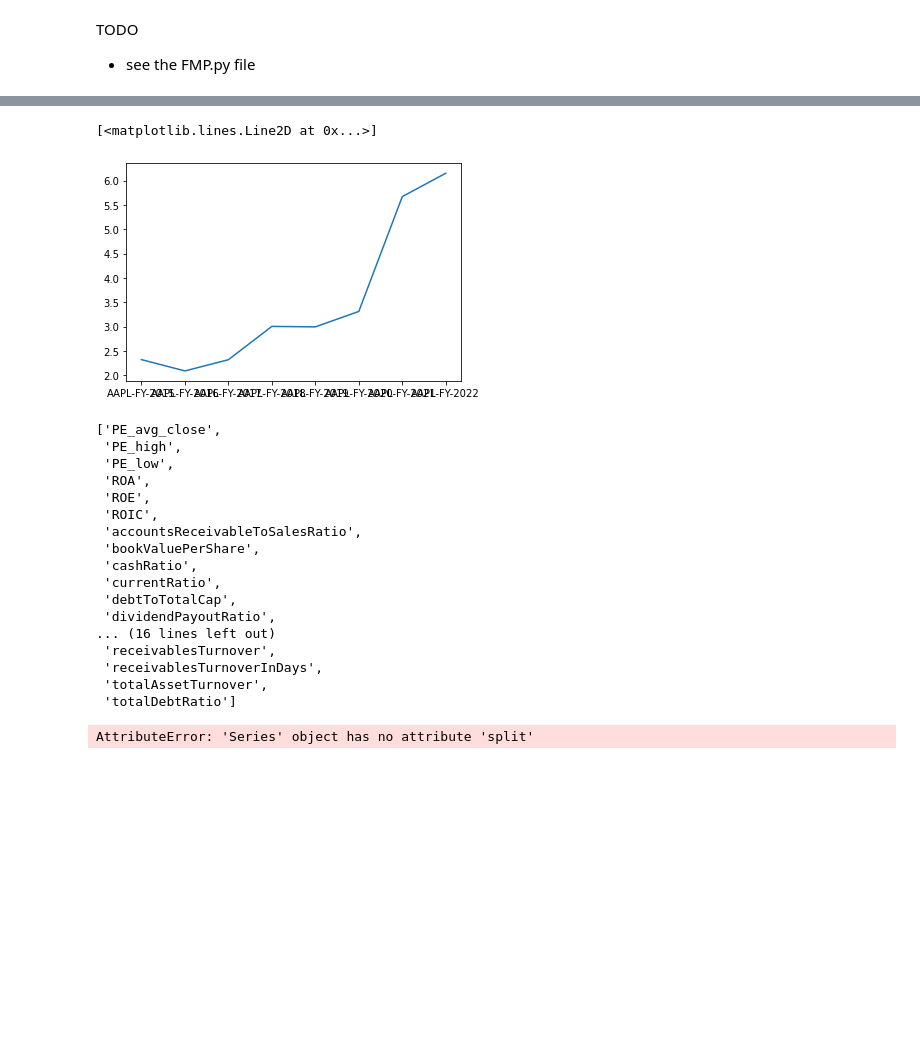
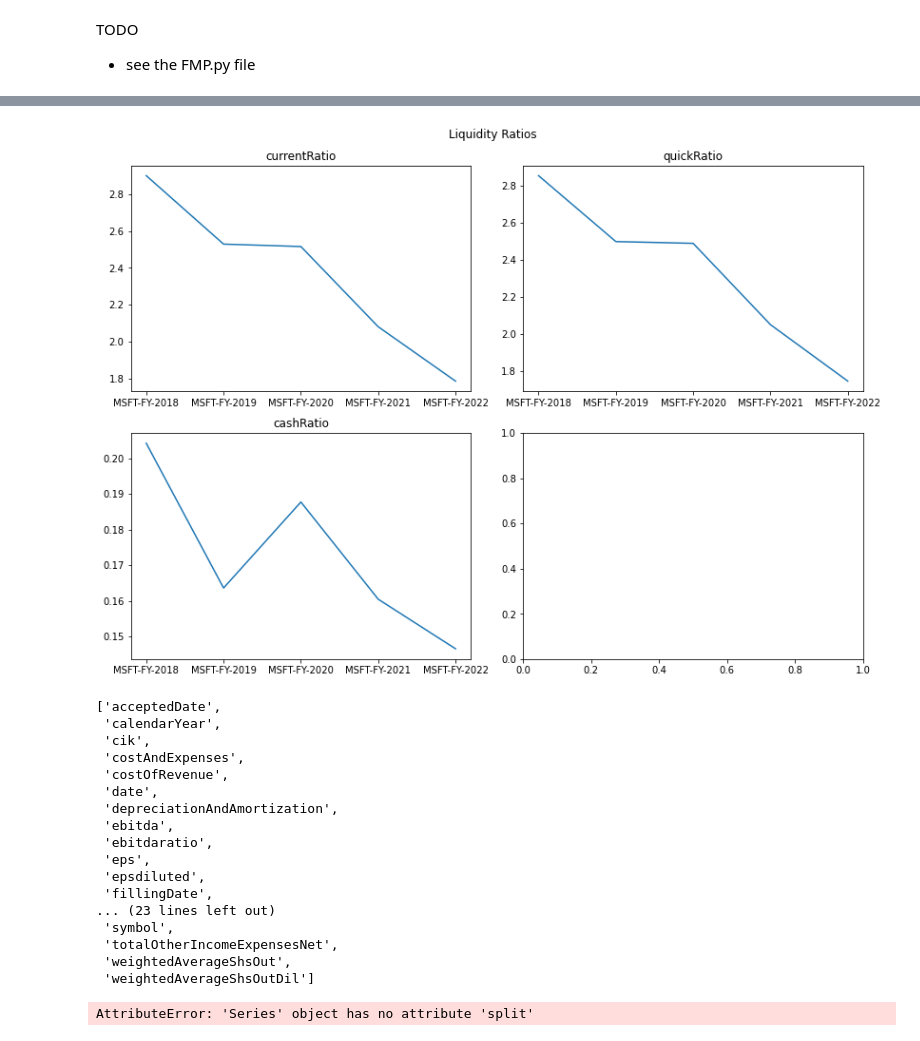
Before and after one commit to oldhiltonian/investment-tools, a Jupyter notebook: Financial Modelling Prep Library/Untitled.ipynb, the cells around one changed output, grey strips where cells are left out. Saved outputs shown, nothing was run; the diff lists cells and outputs as text; code cells hidden in the pictures; blank space fills up the shorter version.

```diff
--- a/Financial Modelling Prep Library/Untitled.ipynb
+++ b/Financial Modelling Prep Library/Untitled.ipynb
@@ -23,28 +41,27 @@ a = Company('MSFT', api_key=api_key, data='online')
 # %%
-plt.plot(a.financial_data._frame_indecies[-8:], a.metrics['eps'][-8:])
+a.charts[3]
 # %% [output]
-[<matplotlib.lines.Line2D at 0x...>]
-[figure, old version]
+[figure, new version]
 # %%
-(sorted(a.metrics.keys()))
+sorted(a.financial_data.income_statements.keys())
 # %% [output]
-['PE_avg_close',
- 'PE_high',
- 'PE_low',
- 'ROA',
- 'ROE',
- 'ROIC',
- 'accountsReceivableToSalesRatio',
- 'bookValuePerShare',
- 'cashRatio',
- 'currentRatio',
- 'debtToTotalCap',
- 'dividendPayoutRatio',
-... (16 lines left out)
- 'receivablesTurnover',
- 'receivablesTurnoverInDays',
- 'totalAssetTurnover',
- 'totalDebtRatio']
+['acceptedDate',
+ 'calendarYear',
+ 'cik',
+ 'costAndExpenses',
+ 'costOfRevenue',
+ 'date',
+ 'depreciationAndAmortization',
+ 'ebitda',
+ 'ebitdaratio',
+ 'eps',
+ 'epsdiluted',
+ 'fillingDate',
+... (23 lines left out)
+ 'symbol',
+ 'totalOtherIncomeExpensesNet',
+ 'weightedAverageShsOut',
+ 'weightedAverageShsOutDil']
 # %%
 a.financial_data.balance_sheets['date'].
 # %% [output]
```
Also changed, not shown: parts of 1 cell of this notebook, 5 other files.
